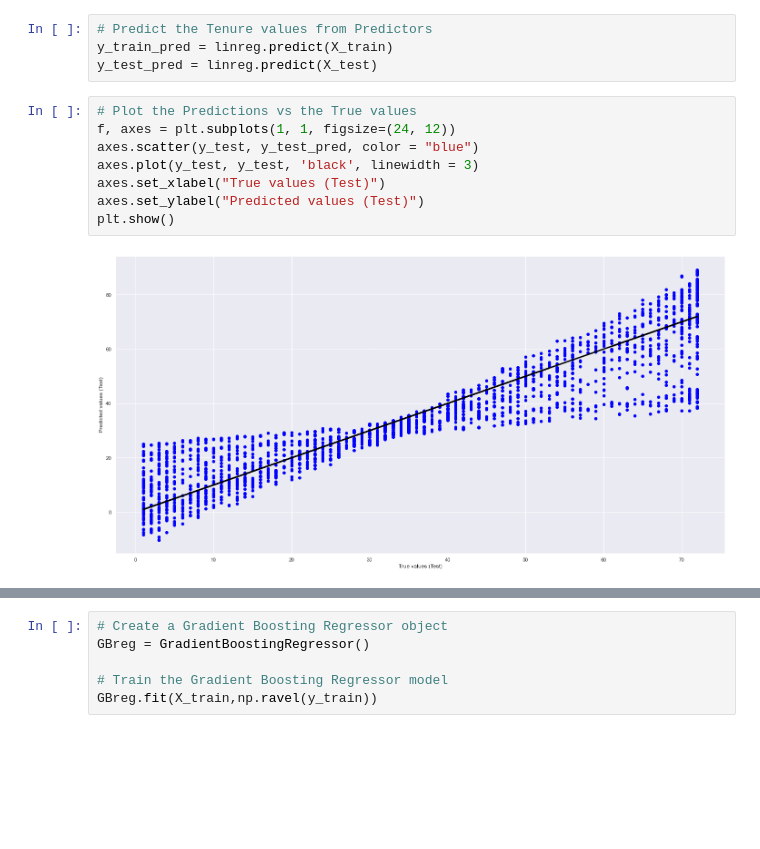
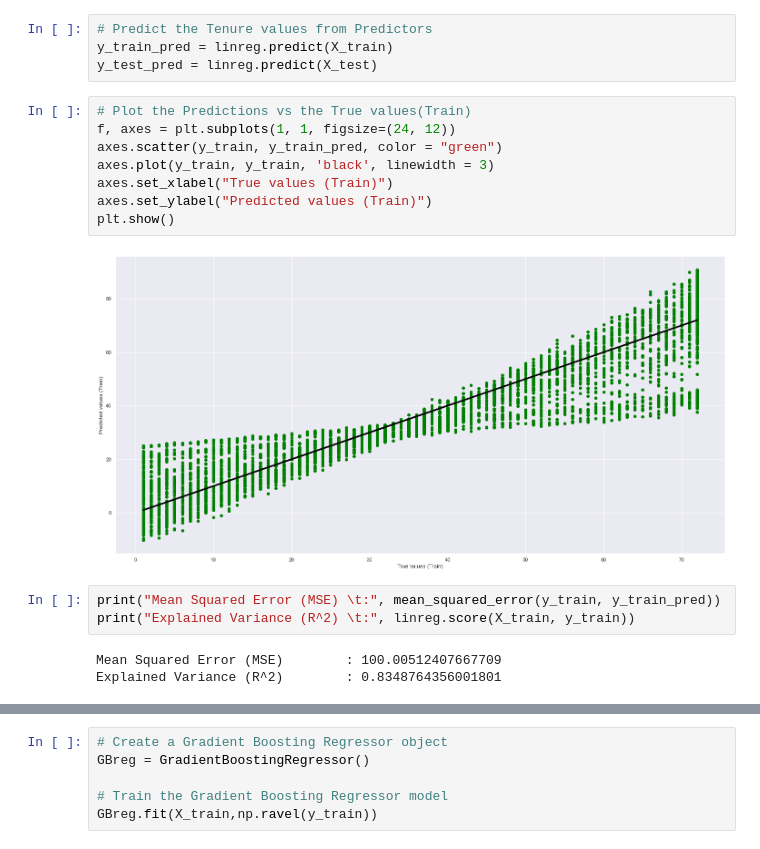
Before and after one commit to MachoPanko/telco-customer_analysis, a Jupyter notebook: SC1015 Lab SC1 Group 1 Main.ipynb, the cells around one changed output, grey strips where cells are left out. Cells and saved outputs as stored; diff of their text form; blank space fills up the shorter version.

```diff
--- a/SC1015 Lab SC1 Group 1 Main.ipynb
+++ b/SC1015 Lab SC1 Group 1 Main.ipynb
@@ -185,13 +264,19 @@ LinearRegression()
 # Predict the Tenure values from Predictors
 y_train_pred = linreg.predict(X_train)
 y_test_pred = linreg.predict(X_test)
-# %%
-# Plot the Predictions vs the True values
-f, axes = plt.subplots(1, 1, figsize=(24, 12))
-axes.scatter(y_test, y_test_pred, color = "blue")
-axes.plot(y_test, y_test, 'black', linewidth = 3)
-axes.set_xlabel("True values (Test)")
-axes.set_ylabel("Predicted values (Test)")
-plt.show()
-# %% [output]
-[figure, removed]
+# %%
+# Plot the Predictions vs the True values(Train)
+f, axes = plt.subplots(1, 1, figsize=(24, 12))
+axes.scatter(y_train, y_train_pred, color = "green")
+axes.plot(y_train, y_train, 'black', linewidth = 3)
+axes.set_xlabel("True values (Train)")
+axes.set_ylabel("Predicted values (Train)")
+plt.show()
+# %% [output]
+[figure, added]
+# %%
+print("Mean Squared Error (MSE) \t:", mean_squared_error(y_train, y_train_pred))
+print("Explained Variance (R^2) \t:", linreg.score(X_train, y_train))
+# %% [output]
+Mean Squared Error (MSE)        : 100.00512407667709
+Explained Variance (R^2)        : 0.8348764356001801
```
Also changed, not shown: parts of 71 cells of this notebook.
